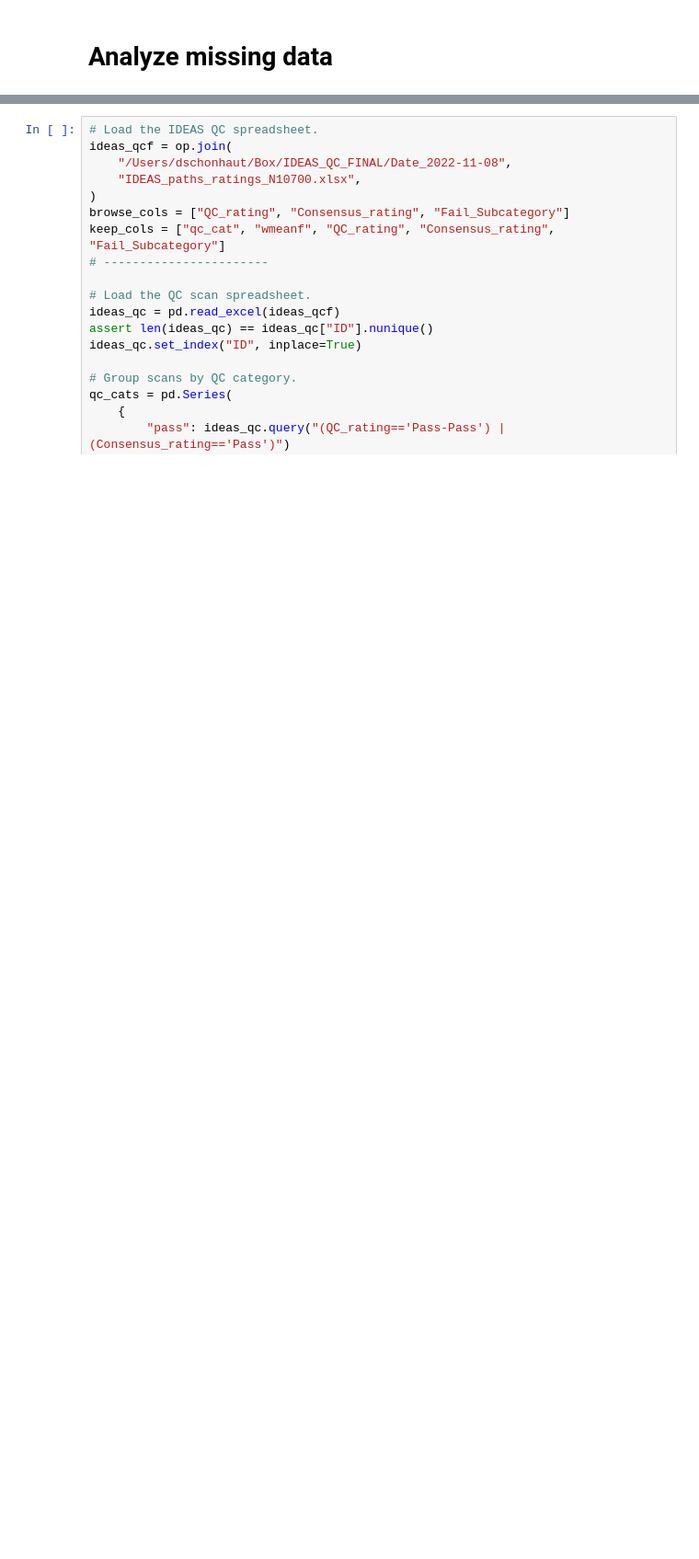
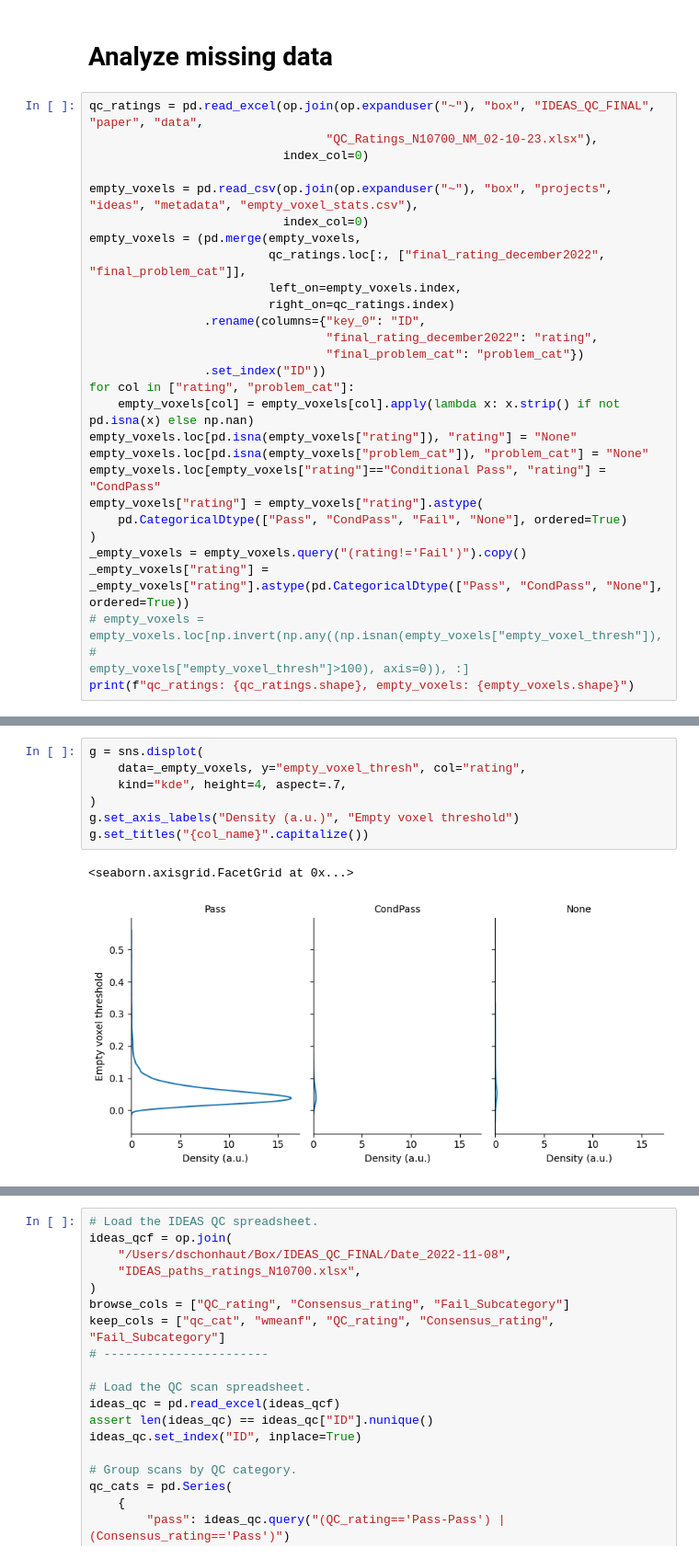
Before and after one commit to dschonhaut/ideas, a Jupyter notebook: ideas_qa.ipynb, the cells around one changed output, grey strips where cells are left out. Shown at 92% size. Saved outputs shown, nothing was run; the diff lists cells and outputs as text; blank space fills up the shorter version.

```diff
--- a/ideas_qa.ipynb
+++ b/ideas_qa.ipynb
@@ -640,2 +680,30 @@ Saved /Users/dschonhaut/Box/projects/ideas/figs/anatomical_fail_fix.png
 # %% [markdown]
 # Analyze missing data
+# %%
+qc_ratings = pd.read_excel(op.join(op.expanduser("~"), "box", "IDEAS_QC_FINAL", "paper", "data",
+                                 "QC_Ratings_N10700_NM_02-10-23.xlsx"),
+                           index_col=0)
+
+empty_voxels = pd.read_csv(op.join(op.expanduser("~"), "box", "projects", "ideas", "metadata", "empty_voxel_stats.csv"),
+                           index_col=0)
+empty_voxels = (pd.merge(empty_voxels,
+                         qc_ratings.loc[:, ["final_rating_december2022", "final_problem_cat"]],
+                         left_on=empty_voxels.index,
+                         right_on=qc_ratings.index)
+                .rename(columns={"key_0": "ID",
+                                 "final_rating_december2022": "rating",
+                                 "final_problem_cat": "problem_cat"})
+                .set_index("ID"))
+for col in ["rating", "problem_cat"]:
+    empty_voxels[col] = empty_voxels[col].apply(lambda x: x.strip() if not pd.isna(x) else np.nan)
+empty_voxels.loc[pd.isna(empty_voxels["rating"]), "rating"] = "None"
+empty_voxels.loc[pd.isna(empty_voxels["problem_cat"]), "problem_cat"] = "None"
+empty_voxels.loc[empty_voxels["rating"]=="Conditional Pass", "rating"] = "CondPass"
+empty_voxels["rating"] = empty_voxels["rating"].astype(
+    pd.CategoricalDtype(["Pass", "CondPass", "Fail", "None"], ordered=True)
+)
+_empty_voxels = empty_voxels.query("(rating!='Fail')").copy()
+_empty_voxels["rating"] = _empty_voxels["rating"].astype(pd.CategoricalDtype(["Pass", "CondPass", "None"], ordered=True))
+# empty_voxels = empty_voxels.loc[np.invert(np.any((np.isnan(empty_voxels["empty_voxel_thresh"]),
+#                                                            empty_voxels["empty_voxel_thresh"]>100), axis=0)), :]
+print(f"qc_ratings: {qc_ratings.shape}, empty_voxels: {empty_voxels.shape}")
@@ -641,0 +731,10 @@ Saved /Users/dschonhaut/Box/projects/ideas/figs/anatomical_fail_fix.png
+# %%
+g = sns.displot(
+    data=_empty_voxels, y="empty_voxel_thresh", col="rating",
+    kind="kde", height=4, aspect=.7,
+)
+g.set_axis_labels("Density (a.u.)", "Empty voxel threshold")
+g.set_titles("{col_name}".capitalize())
+# %% [output]
+<seaborn.axisgrid.FacetGrid at 0x...>
+[figure, added]
```
Also changed, not shown: parts of 16 cells of this notebook, 6 other files.
